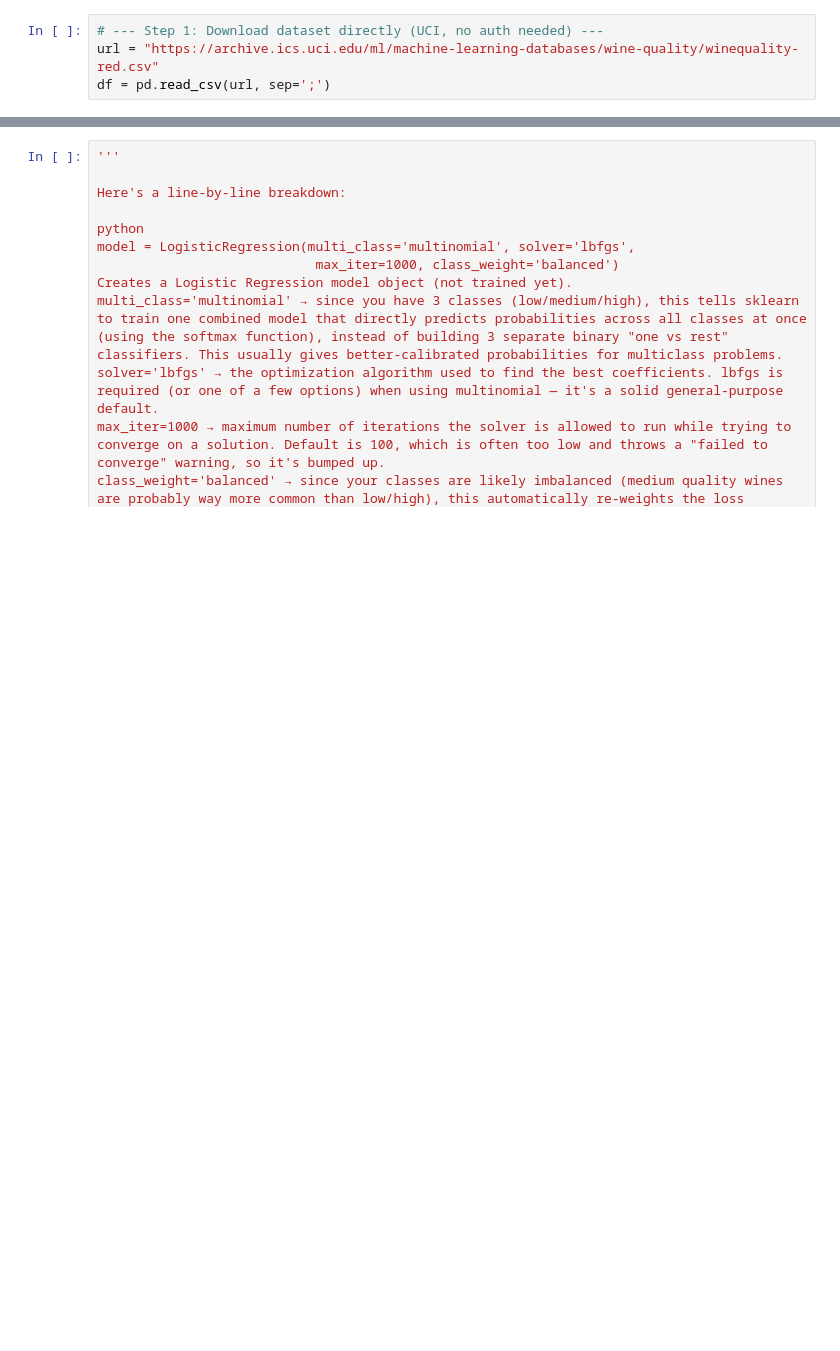
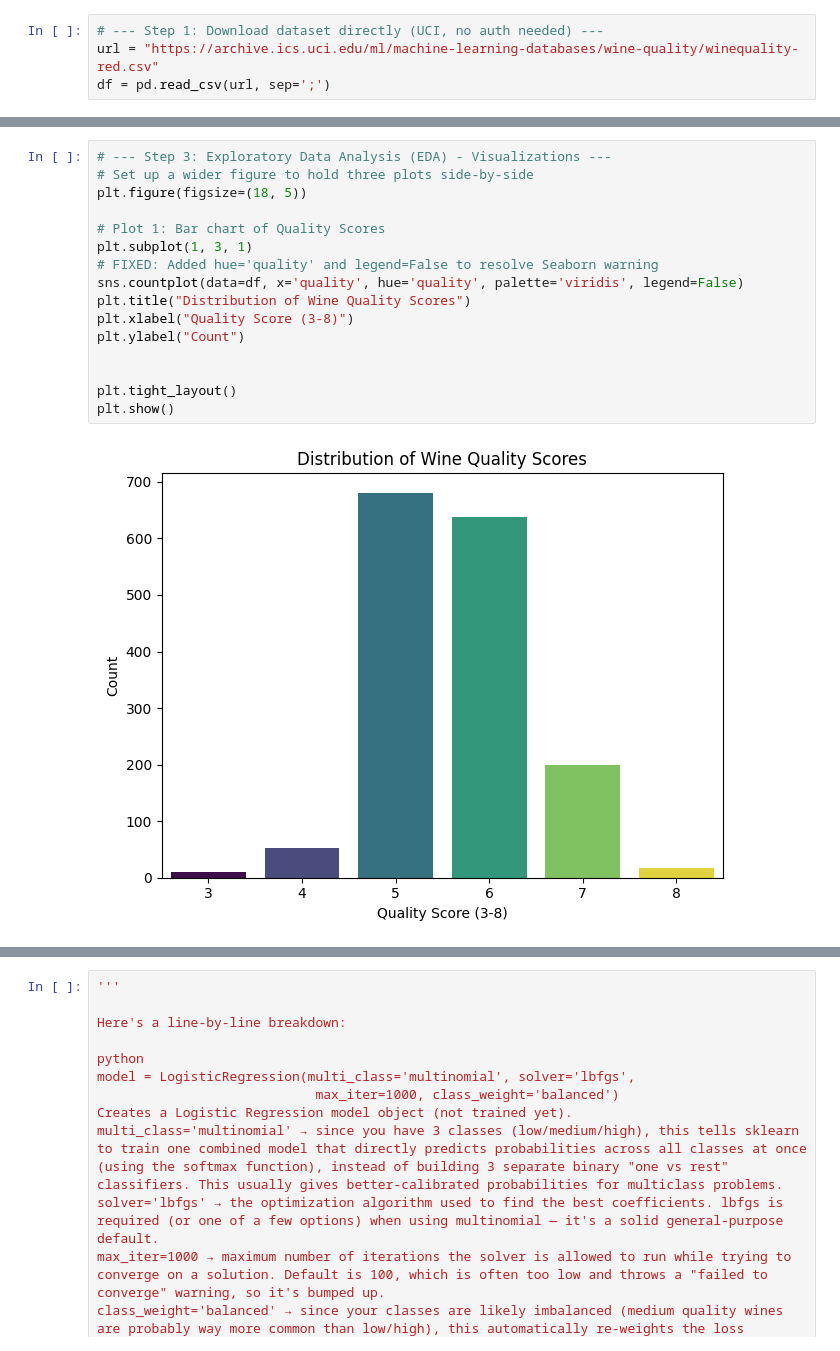
Before and after one commit to malik09-teach/batch-01, a Jupyter notebook: linear models/multi logestic.ipynb, the cells around one changed output, grey strips where cells are left out. Cells and saved outputs as stored; diff of their text form; blank space fills up the shorter version.

```diff
--- a/linear models/multi logestic.ipynb
+++ b/linear models/multi logestic.ipynb
@@ -15,0 +54,18 @@ df = pd.read_csv(url, sep=';')
+# %%
+# --- Step 3: Exploratory Data Analysis (EDA) - Visualizations ---
+# Set up a wider figure to hold three plots side-by-side
+plt.figure(figsize=(18, 5))
+
+# Plot 1: Bar chart of Quality Scores
+plt.subplot(1, 3, 1)
+# FIXED: Added hue='quality' and legend=False to resolve Seaborn warning
+sns.countplot(data=df, x='quality', hue='quality', palette='viridis', legend=False)
+plt.title("Distribution of Wine Quality Scores")
+plt.xlabel("Quality Score (3-8)")
+plt.ylabel("Count")
+
+
+plt.tight_layout()
+plt.show()
+# %% [output]
+[figure, added]
```
Also changed, not shown: parts of 8 cells of this notebook, 1 other file.
